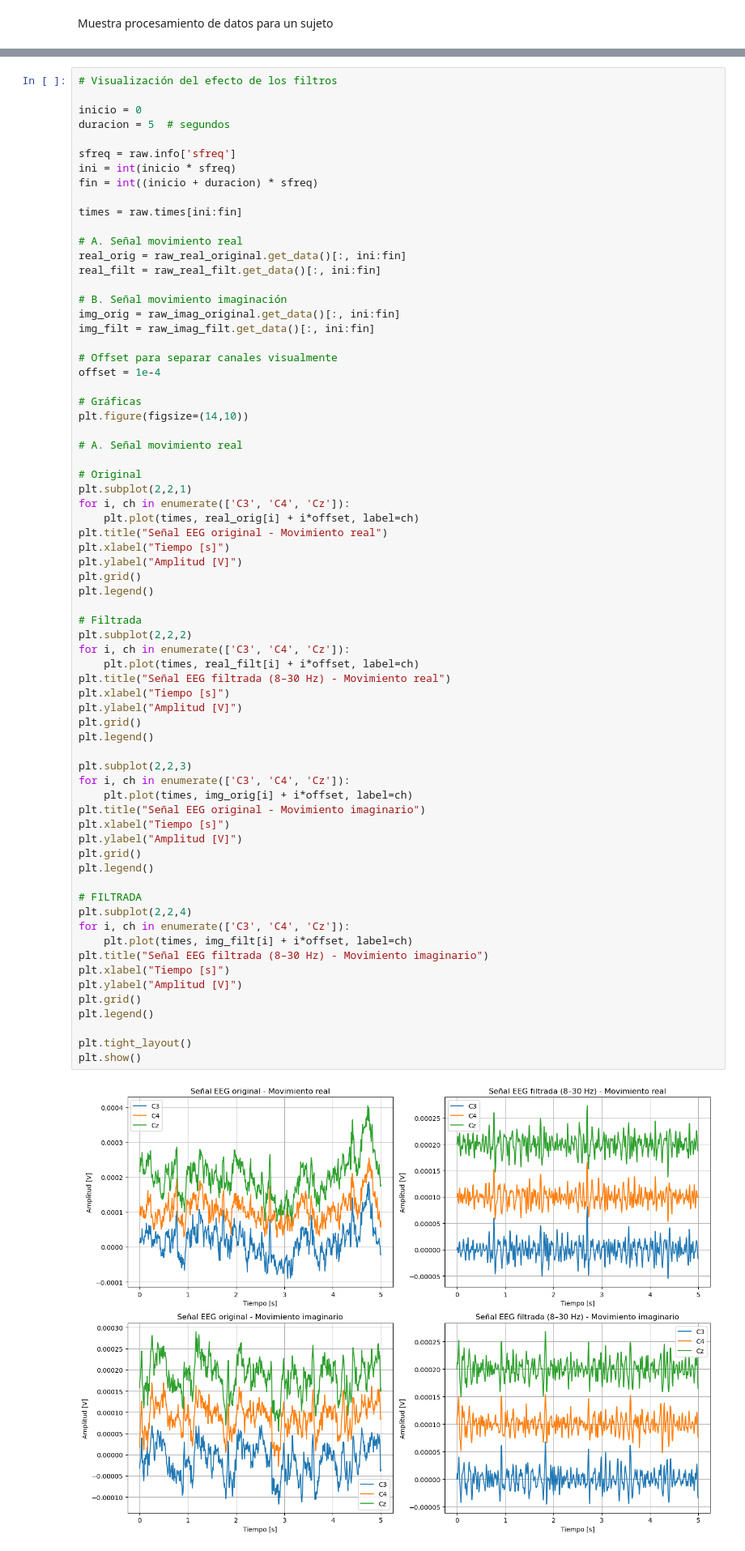
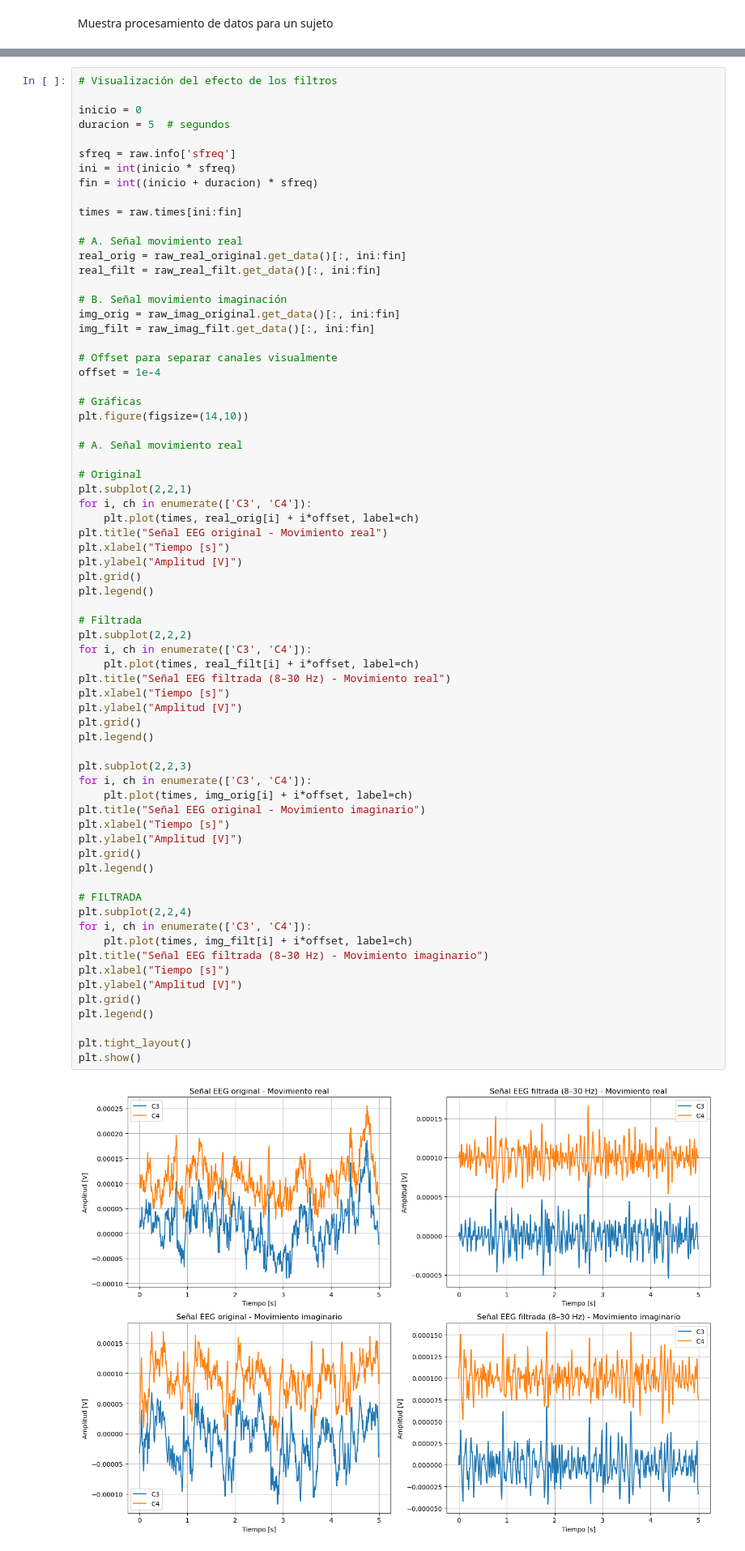
Before and after one commit to Isa21bella09/Proyecto-1---Biose-ales---Procesamiento-EEG, a Jupyter notebook: Proyecto 1 - Bioseñales.ipynb, the cells around one changed output, grey strips where cells are left out. Shown at 81% size. Cells and saved outputs as stored; diff of their text form.

```diff
--- a/Proyecto 1 - Bioseñales.ipynb
+++ b/Proyecto 1 - Bioseñales.ipynb
@@ -100,7 +102,7 @@ plt.figure(figsize=(14,10))
 
 # Original
 plt.subplot(2,2,1)
-for i, ch in enumerate(['C3', 'C4', 'Cz']):
+for i, ch in enumerate(['C3', 'C4']):
     plt.plot(times, real_orig[i] + i*offset, label=ch)
 plt.title("Señal EEG original - Movimiento real")
 plt.xlabel("Tiempo [s]")
@@ -110,37 +112,37 @@ plt.legend()
 
 # Filtrada
 plt.subplot(2,2,2)
-for i, ch in enumerate(['C3', 'C4', 'Cz']):
+for i, ch in enumerate(['C3', 'C4']):
     plt.plot(times, real_filt[i] + i*offset, label=ch)
 plt.title("Señal EEG filtrada (8–30 Hz) - Movimiento real")
 plt.xlabel("Tiempo [s]")
 plt.ylabel("Amplitud [V]")
 plt.grid()
 plt.legend()
 
 plt.subplot(2,2,3)
-for i, ch in enumerate(['C3', 'C4', 'Cz']):
+for i, ch in enumerate(['C3', 'C4']):
     plt.plot(times, img_orig[i] + i*offset, label=ch)
 plt.title("Señal EEG original - Movimiento imaginario")
 plt.xlabel("Tiempo [s]")
 plt.ylabel("Amplitud [V]")
 plt.grid()
 plt.legend()
 
 # FILTRADA
 plt.subplot(2,2,4)
-for i, ch in enumerate(['C3', 'C4', 'Cz']):
+for i, ch in enumerate(['C3', 'C4']):
     plt.plot(times, img_filt[i] + i*offset, label=ch)
 plt.title("Señal EEG filtrada (8–30 Hz) - Movimiento imaginario")
 plt.xlabel("Tiempo [s]")
 plt.ylabel("Amplitud [V]")
 plt.grid()
 plt.legend()
 
 plt.tight_layout()
 plt.show()
 # %% [output]
-[figure, old version]
+[figure, new version]
 # %%
 # 4. PSD
 
```
Also changed, not shown: parts of 12 cells of this notebook.
